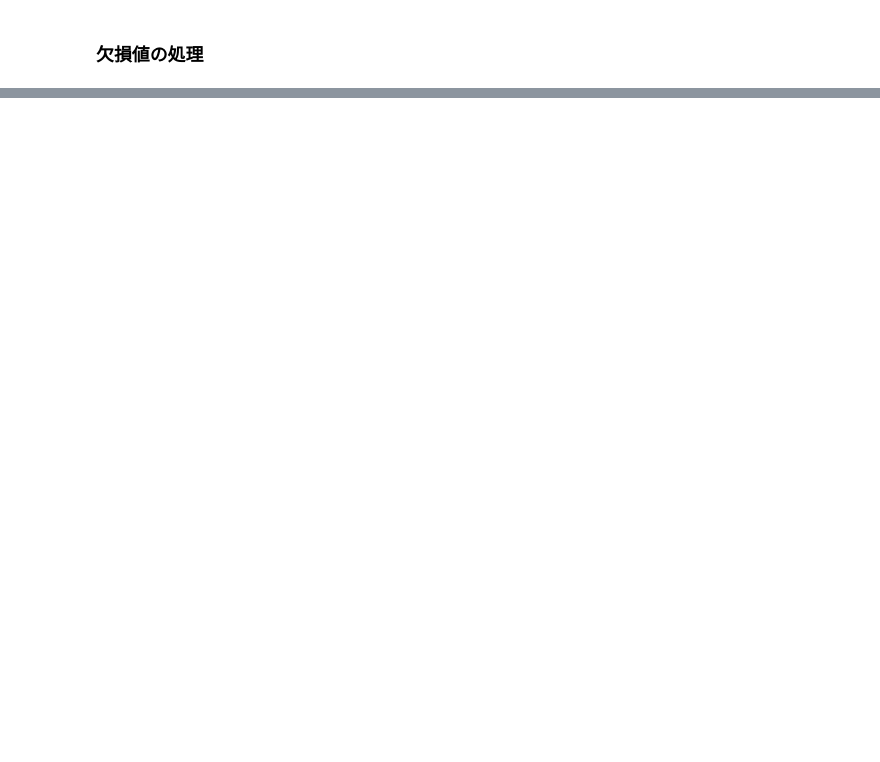
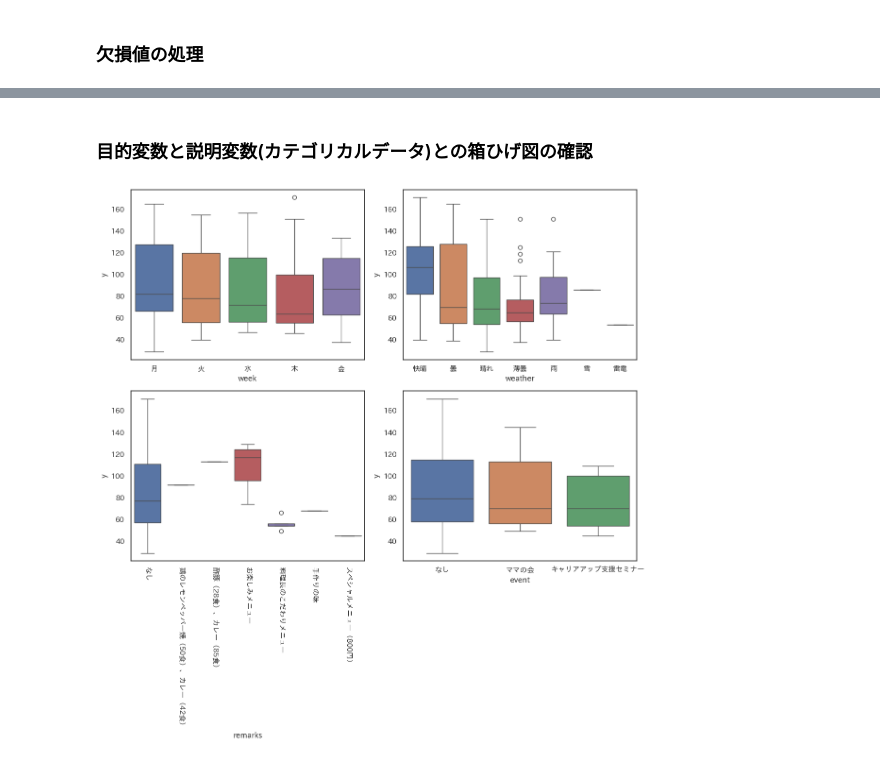
Before and after one commit to mochi7415/ml-collection, a Jupyter notebook: 02_SL/01_需要予測(お弁当).ipynb, the cells around one changed output, grey strips where cells are left out. Saved outputs shown, nothing was run; the diff lists cells and outputs as text; code cells hidden in the pictures; blank space fills up the shorter version.

```diff
--- a/02_SL/01_需要予測(お弁当).ipynb
+++ b/02_SL/01_需要予測(お弁当).ipynb
@@ -283,0 +216,20 @@ df_name.head()
+# %% [markdown]
+### 目的変数と説明変数(カテゴリカルデータ)との箱ひげ図の確認
+# %%
+### 目的変数と説明変数(カテゴリー)との箱ひげ図の確認
+import pandas as pd
+import japanize_matplotlib
+import matplotlib.pyplot as plt
+import seaborn as sns
+
+train = pd.read_csv('./data/01/train_filled.csv') # 補完後のデータを読み込む
+
+fig, ax = plt.subplots(2,2,figsize=(12,12))
+sns.boxplot(x="week",y="y",hue='week' ,data=train,ax=ax[0][0])
+sns.boxplot(x="weather",y="y",hue='weather',data=train,ax=ax[0][1])
+sns.boxplot(x="remarks",y="y",hue='remarks',data=train,ax=ax[1][0])
+ax[1][0].tick_params(axis='x', rotation=-90) # x軸のラベルを90度回転させて、重ならないようにする
+sns.boxplot(x="event",y="y",hue='event',data=train,ax=ax[1][1])
+plt.tight_layout() # グラフ同士のレイアウトを調整して、重ならないようにする
+# %% [output]
+[figure, added]
```
Also changed, not shown: parts of 41 cells of this notebook.
